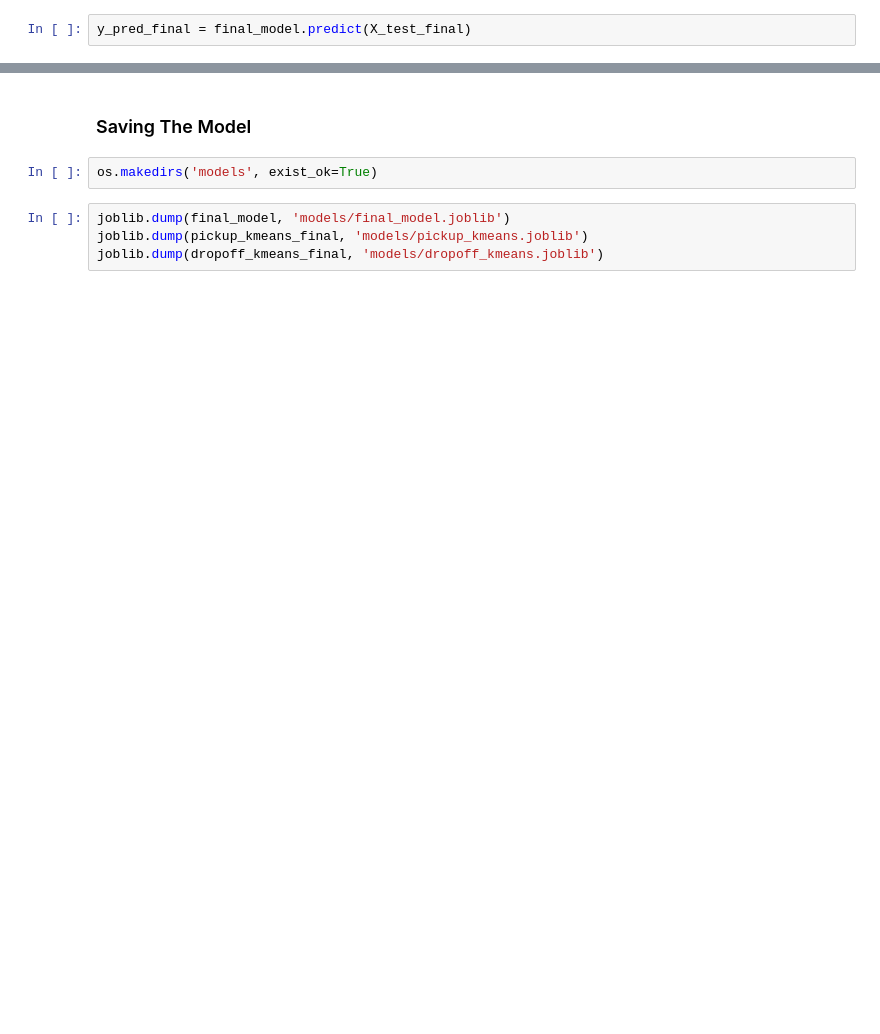
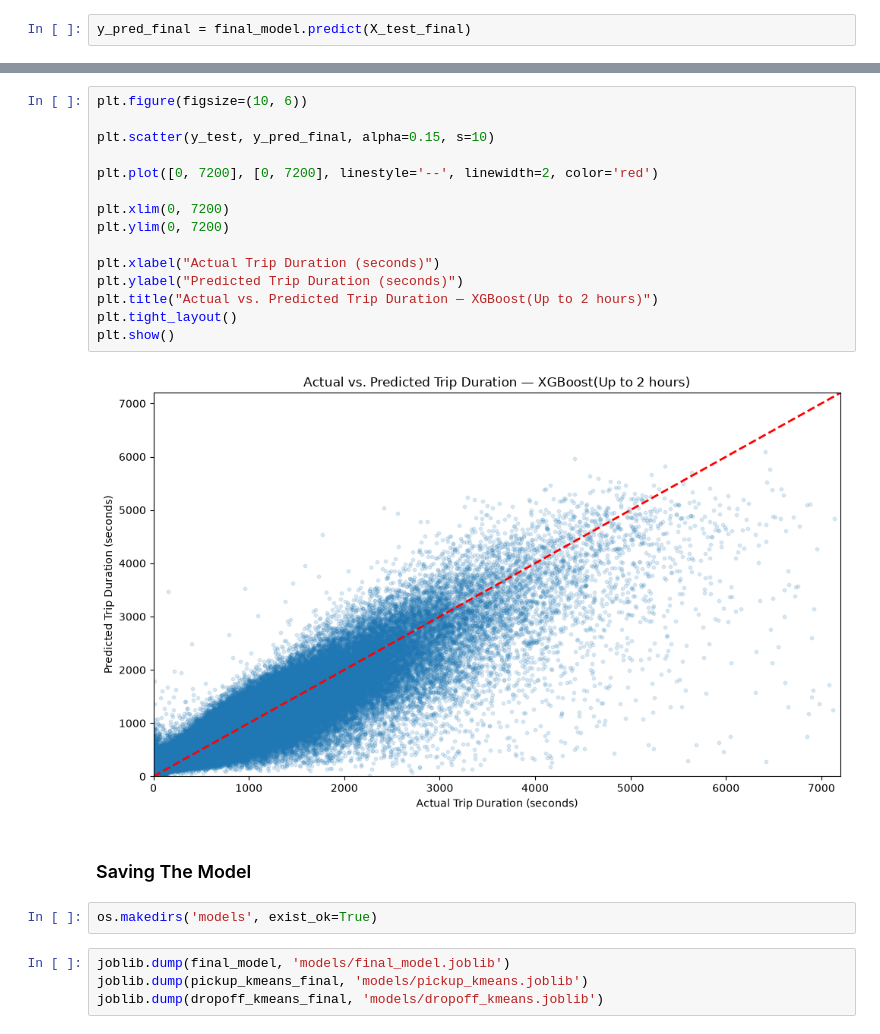
Before and after one commit to niks813/nyc-taxi-trip-duration, a Jupyter notebook: NYC_Trip_duration.ipynb, the cells around one changed output, grey strips where cells are left out. Cells and saved outputs as stored; diff of their text form; blank space fills up the shorter version.

```diff
--- a/NYC_Trip_duration.ipynb
+++ b/NYC_Trip_duration.ipynb
@@ -1538,3 +1916,20 @@ print('R2 score: ', r2_final)
+# %%
+plt.figure(figsize=(10, 6))
+
+plt.scatter(y_test, y_pred_final, alpha=0.15, s=10)
+
+plt.plot([0, 7200], [0, 7200], linestyle='--', linewidth=2, color='red')
+
+plt.xlim(0, 7200)
+plt.ylim(0, 7200)
+
+plt.xlabel("Actual Trip Duration (seconds)")
+plt.ylabel("Predicted Trip Duration (seconds)")
+plt.title("Actual vs. Predicted Trip Duration — XGBoost(Up to 2 hours)")
+plt.tight_layout()
+plt.show()
+# %% [output]
+[figure, added]
 # %% [markdown]
 ### Saving The Model
 # %%
```
Also changed, not shown: parts of 171 cells of this notebook.
